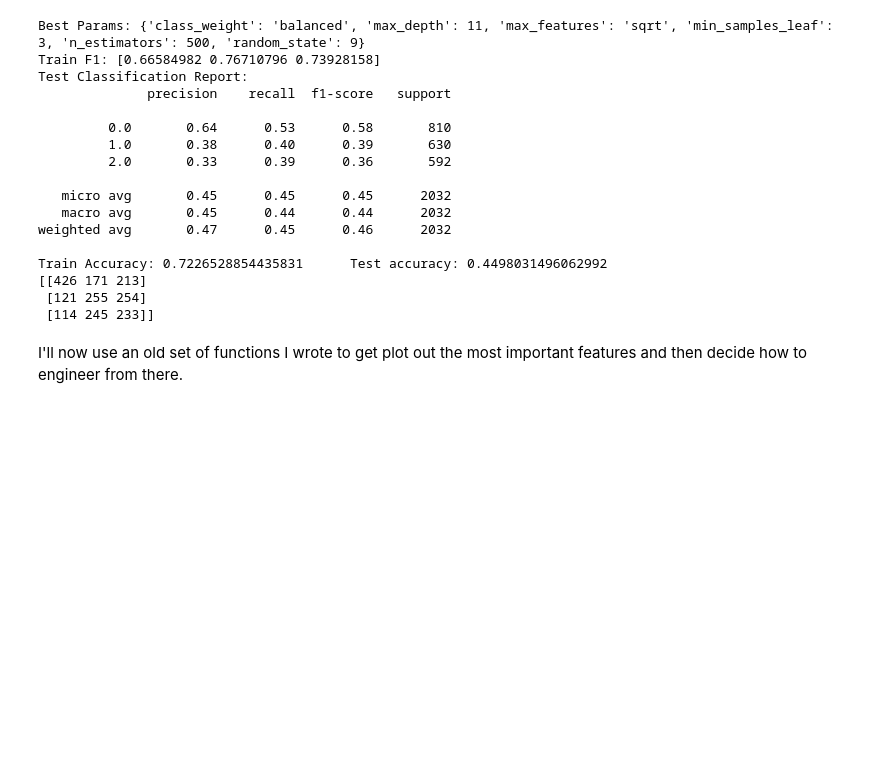
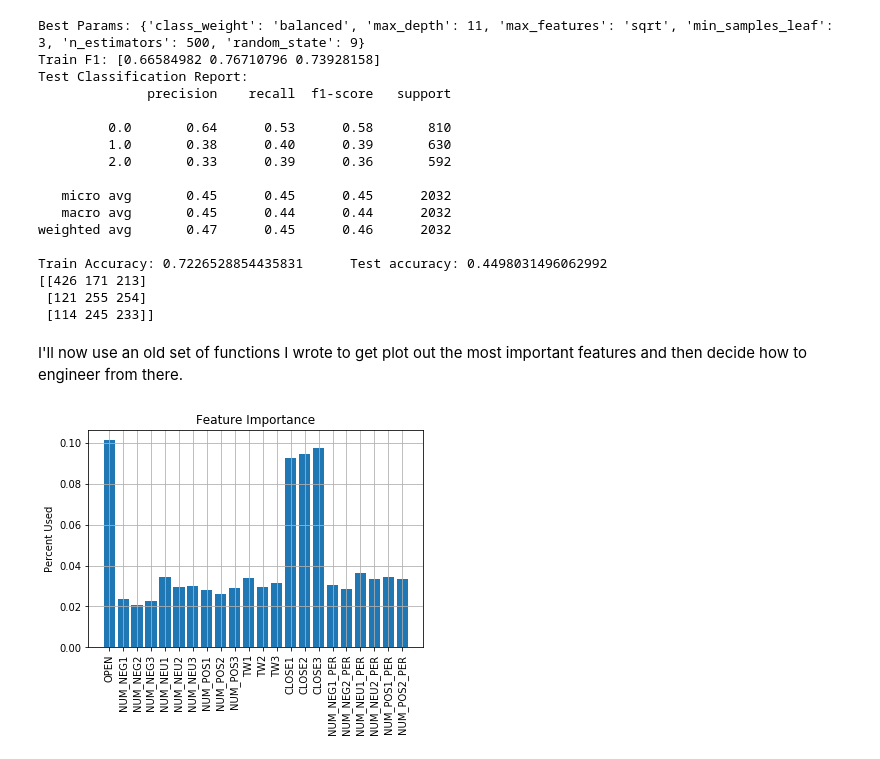
Before and after one commit to jacobbills/213R, a Jupyter notebook: Stocks Project.ipynb, the cells around one changed output. Cells and saved outputs as stored; diff of their text form; code cells hidden in the pictures; blank space fills up the shorter version.

```diff
--- a/Stocks Project.ipynb
+++ b/Stocks Project.ipynb
@@ -135,4 +139,4 @@ target_class = data["class"] # target for classifiers
 high = data.HIGH # other columns that we don't really need for now
 low = data.LOW
 # %%
-data1 = data.drop(columns=['CLOSE', 'HIGH', 'LOW', 'Unnamed: 0', 'class']) # get rid of those ones
+data1 = data.drop(columns=['CLOSE', 'HIGH', 'LOW', 'Unnamed: 0', 'class', 'day_Saturday', 'day_Sunday']) # get rid of those ones
@@ -148,2 +149,9 @@ data_nopen = data_dummies.drop(columns='OPEN') # get rid of the target
 data_nopen_date = data_nodate.drop(columns='OPEN')
 data_nopen_prev = data_prev.drop(columns='OPEN')
+# %%
+# turn everything into floats so that scaler is happy
+
+data_nodate = pd.DataFrame(data_nodate, dtype='float')
+data_prev = pd.DataFrame(data_prev, dtype='float')
+data_nopen_date = pd.DataFrame(data_nopen_date, dtype='float')
+data_nopen_prev = pd.DataFrame(data_nopen_prev, dtype='float')
@@ -447,6 +422,7 @@ Train Accuracy: 0.7226528854435831      Test accuracy: 0.4498031496062992
 # %%
 rfcb = RandomForestClassifier(n_estimators = 500, max_features='sqrt', min_samples_leaf=3, max_depth
                              = 11, class_weight='balanced')
+rfcb.fit(X_traincO, y_traincO)
 feature_imp_rfc1 = sorted(list(zip(data_prev, rfcb.feature_importances_)), key=lambda x: x[1], reverse=True)
 # %%
 # RandomForestClassifier without Open
@@ -503,5 +479,10 @@ def best_feature_plot(list_, features_imp, ticks=90): #plots the features import
 
 def features_full(data_frame, feature_importances, sensitivity): #combines these functions into one nice one
     x = feature_extract(data_frame, feature_importances, sensitivity)
-    y = best_feature_plot(x, features_imp)
+    z = sorted(list(zip(data_frame, feature_importances)), key=lambda x: x[1], reverse=True)
+    y = best_feature_plot(x, z)
     return x, y
+# %%
+best_feat1, best_featplt1 = features_full(data_prev, rfcb.feature_importances_, .01)
+# %% [output]
+[figure, added]
```
Also changed, not shown: parts of 18 cells of this notebook.
